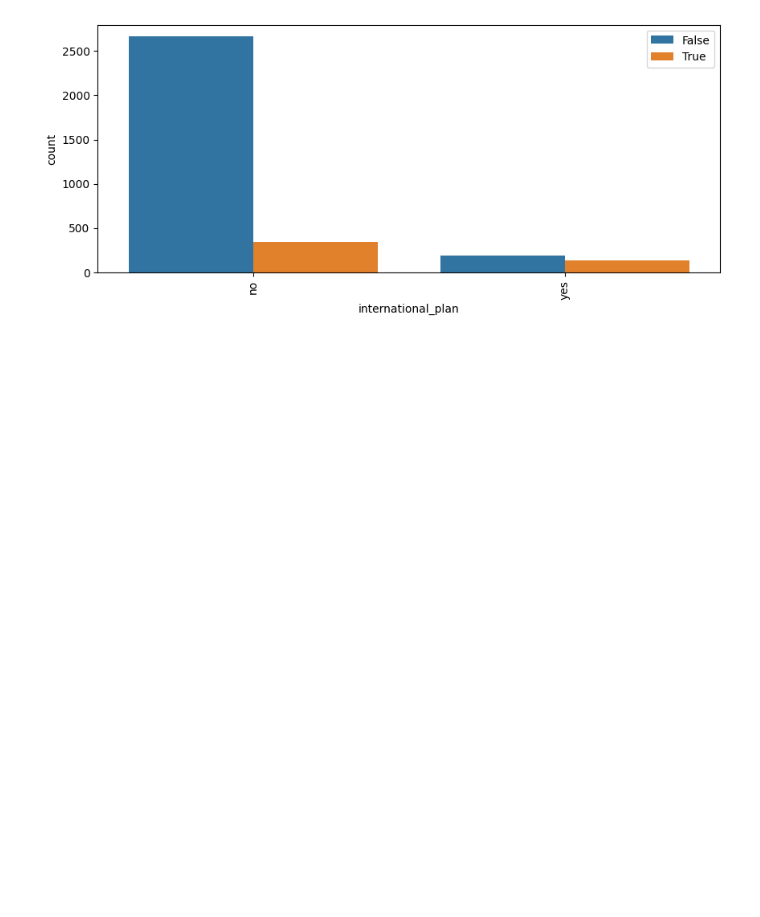
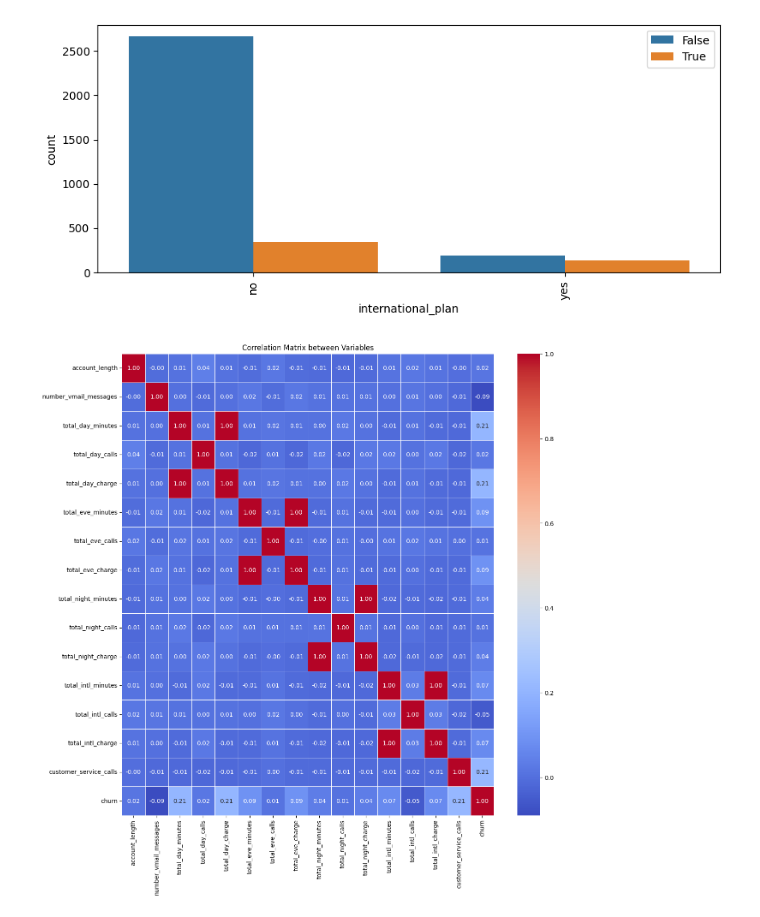
Before and after one commit to NgenziNevilleMativo/syriatel_customer_churn, a Jupyter notebook: index.ipynb, the cells around one changed output. Saved outputs shown, nothing was run; the diff lists cells and outputs as text; code cells hidden in the pictures; blank space fills up the shorter version.

```diff
--- a/index.ipynb
+++ b/index.ipynb
@@ -366,3 +366,14 @@ International Plan
 plot_categorical_distribution(df, 'international_plan')
 # %% [output]
 [figure]
+# %%
+# Calculate the correlation matrix
+corr_matrix = df.corr()
+
+# Generate the correlation heatmap
+plt.figure(figsize=(14, 14))
+sns.heatmap(corr_matrix, annot=True, cmap='coolwarm', fmt=".2f", linewidths=0.5)
+plt.title('Correlation Matrix between Variables')
+plt.show();
+# %% [output]
+[figure, added]
```
Also changed, not shown: parts of 3 cells of this notebook.
